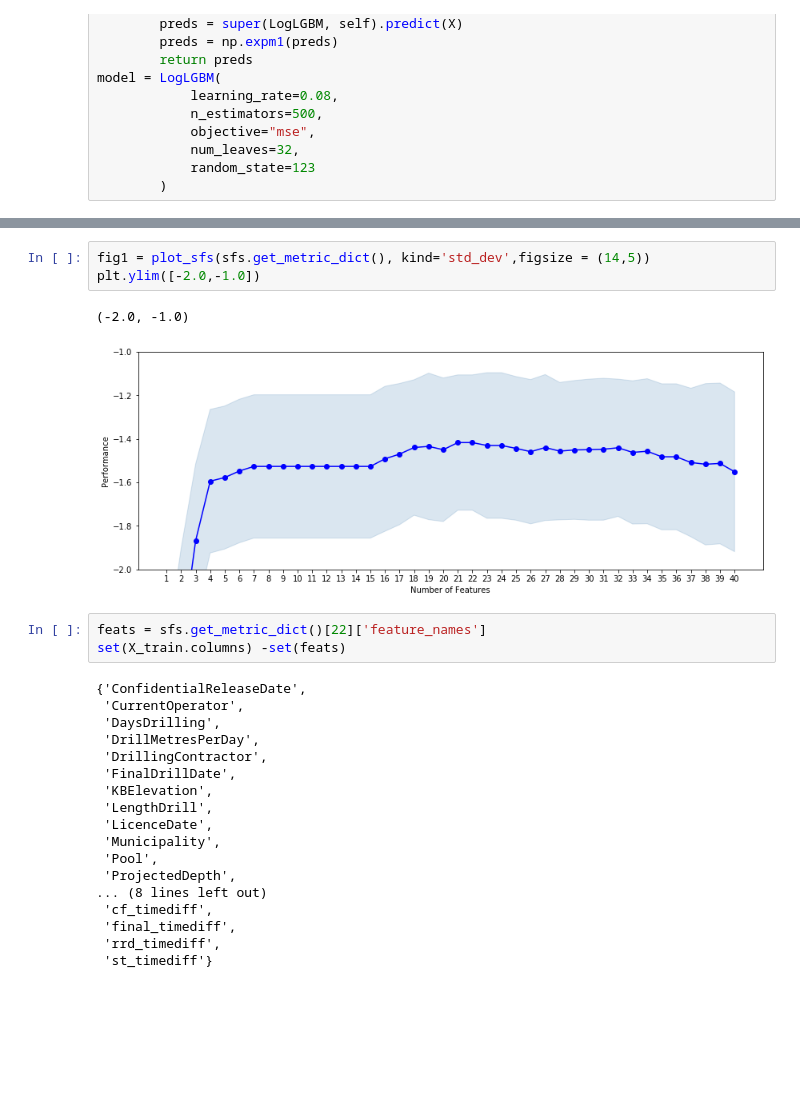
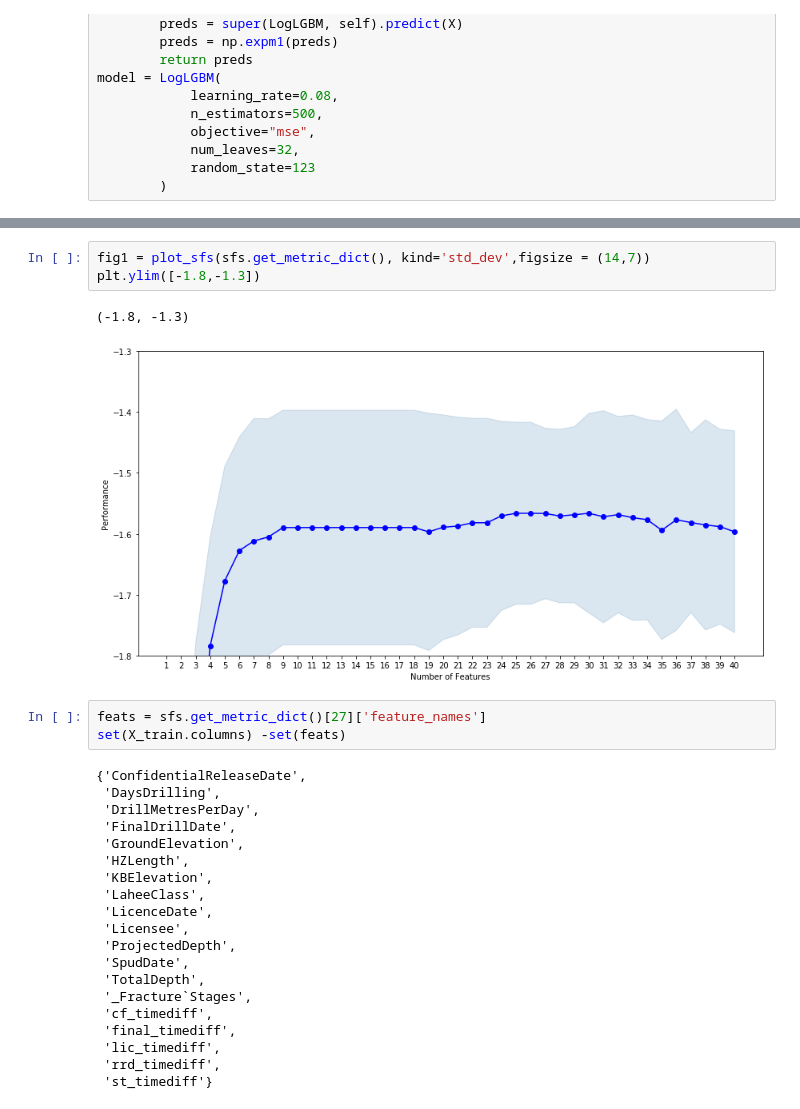
Before and after one commit to AntonBiryukovUofC/untapped-nrj, a Jupyter notebook: notebooks/SFE.ipynb, the cells around one changed output, grey strips where cells are left out. Cells and saved outputs as stored; diff of their text form; blank space fills up the shorter version.

```diff
--- a/notebooks/SFE.ipynb
+++ b/notebooks/SFE.ipynb
@@ -63,28 +63,30 @@ Features: 30/40[Parallel(n_jobs=-1)]: Using backend LokyBackend with 16 concurre
 # %%
-fig1 = plot_sfs(sfs.get_metric_dict(), kind='std_dev',figsize = (14,5))
-plt.ylim([-2.0,-1.0])
+fig1 = plot_sfs(sfs.get_metric_dict(), kind='std_dev',figsize = (14,7))
+plt.ylim([-1.8,-1.3])
 # %% [output]
-(-2.0, -1.0)
+(-1.8, -1.3)
-[figure, old version]
+[figure, new version]
 # %%
-feats = sfs.get_metric_dict()[22]['feature_names']
+feats = sfs.get_metric_dict()[27]['feature_names']
 set(X_train.columns) -set(feats)
 # %% [output]
 {'ConfidentialReleaseDate',
- 'CurrentOperator',
  'DaysDrilling',
  'DrillMetresPerDay',
- 'DrillingContractor',
  'FinalDrillDate',
+ 'GroundElevation',
+ 'HZLength',
  'KBElevation',
- 'LengthDrill',
+ 'LaheeClass',
  'LicenceDate',
- 'Municipality',
- 'Pool',
+ 'Licensee',
  'ProjectedDepth',
-... (8 lines left out)
+ 'SpudDate',
+ 'TotalDepth',
+ '_Fracture`Stages',
  'cf_timediff',
  'final_timediff',
+ 'lic_timediff',
  'rrd_timediff',
  'st_timediff'}
 # %%
```
Also changed, not shown: parts of 2 cells of this notebook, 1 other file.
